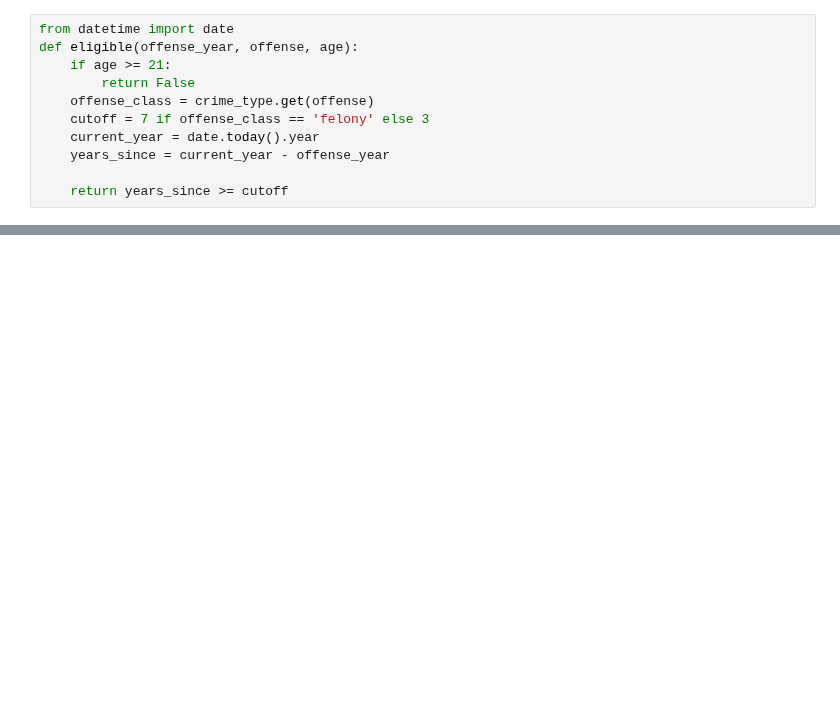
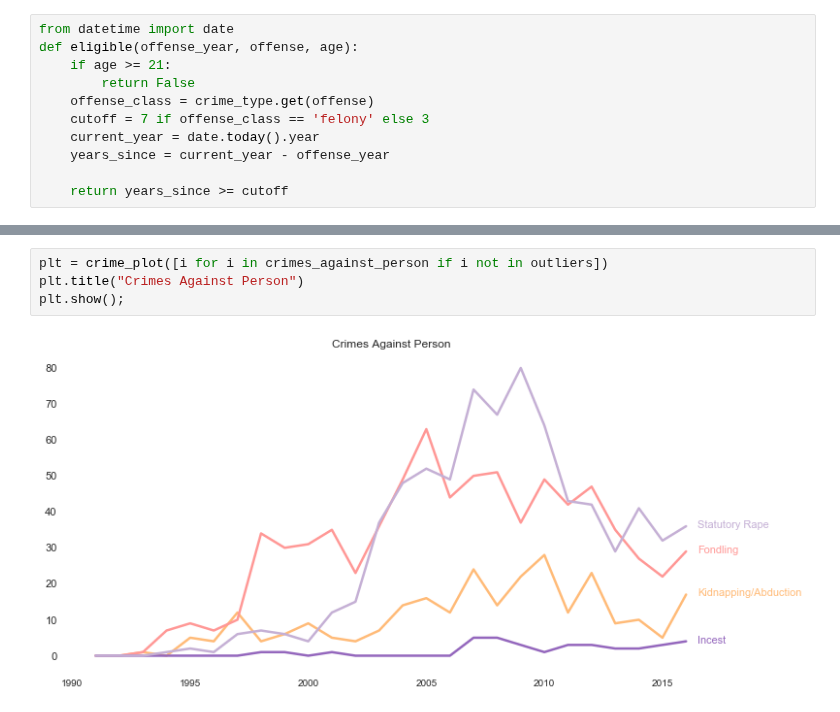
Before and after one commit to sheldonchan/clean_slate, a Jupyter notebook: notebooks/Arrest crime statistics.ipynb, the cells around one changed output, grey strips where cells are left out. Drawn from its saved outputs; the diff is of its cells as text; blank space fills up the shorter version.

```diff
--- a/notebooks/Arrest crime statistics.ipynb
+++ b/notebooks/Arrest crime statistics.ipynb
@@ -109,0 +288,6 @@ clean_arrests[clean_arrests["Eligible"]]["Count"].sum()
+# %%
+plt = crime_plot([i for i in crimes_against_person if i not in outliers])
+plt.title("Crimes Against Person")
+plt.show();
+# %% [output]
+[figure, added]
```
Also changed, not shown: parts of 27 cells of this notebook.
